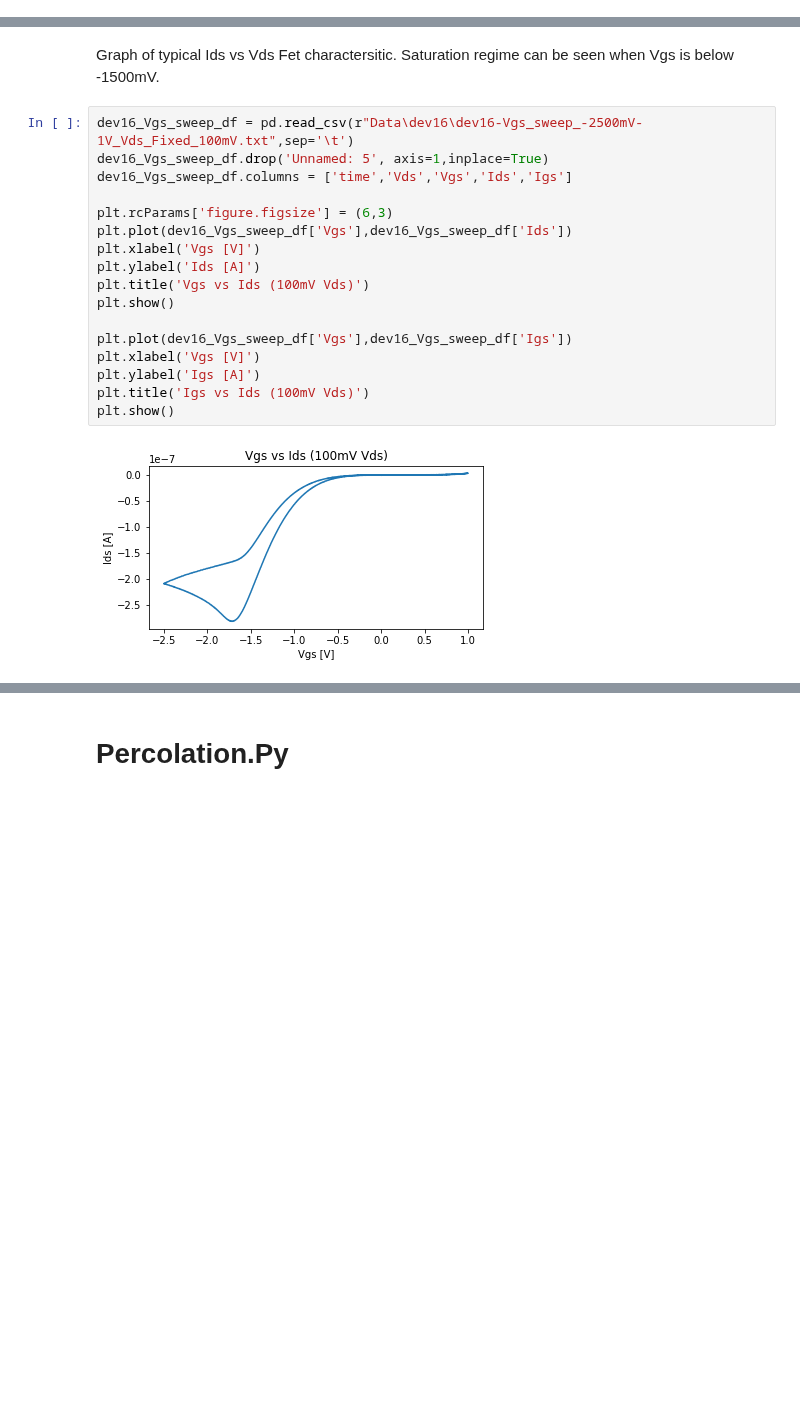
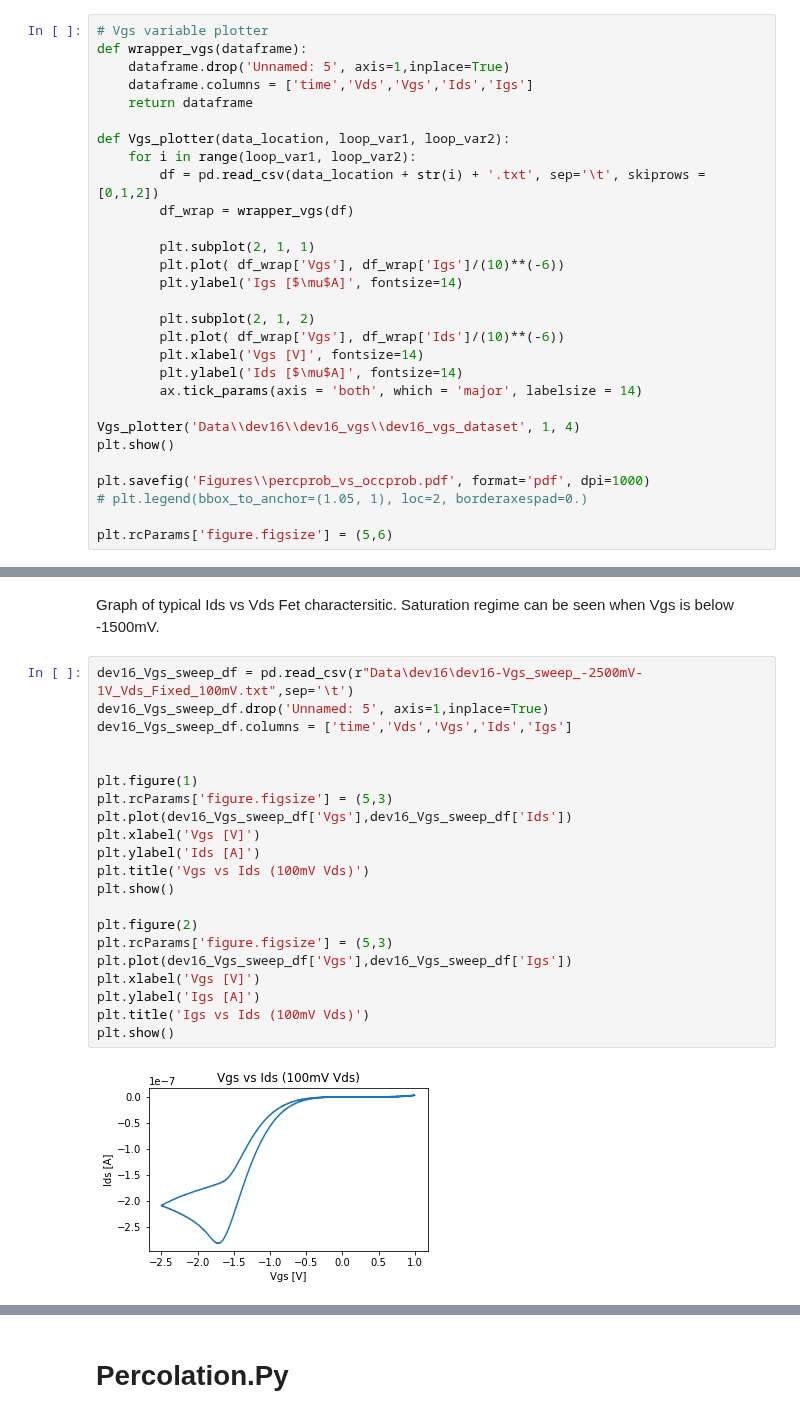
Before and after one commit to prabowobagas/Jupyter-Notebook-Thesis, a Jupyter notebook: Weekly Journal.ipynb, the cells around one changed output, grey strips where cells are left out. Cells and saved outputs as stored; diff of their text form; blank space fills up the shorter version.

```diff
--- a/Weekly Journal.ipynb
+++ b/Weekly Journal.ipynb
@@ -283,0 +303,29 @@ for j in range(1,5):
+# %%
+# Vgs variable plotter
+def wrapper_vgs(dataframe):
+    dataframe.drop('Unnamed: 5', axis=1,inplace=True)
+    dataframe.columns = ['time','Vds','Vgs','Ids','Igs']
+    return dataframe
+
+def Vgs_plotter(data_location, loop_var1, loop_var2):
+    for i in range(loop_var1, loop_var2):
+        df = pd.read_csv(data_location + str(i) + '.txt', sep='\t', skiprows = [0,1,2])
+        df_wrap = wrapper_vgs(df)
+
+        plt.subplot(2, 1, 1)
+        plt.plot( df_wrap['Vgs'], df_wrap['Igs']/(10)**(-6))
+        plt.ylabel('Igs [$\mu$A]', fontsize=14)
+
+        plt.subplot(2, 1, 2)
+        plt.plot( df_wrap['Vgs'], df_wrap['Ids']/(10)**(-6))
+        plt.xlabel('Vgs [V]', fontsize=14)
+        plt.ylabel('Ids [$\mu$A]', fontsize=14)
+        ax.tick_params(axis = 'both', which = 'major', labelsize = 14)
+
+Vgs_plotter('Data\\dev16\\dev16_vgs\\dev16_vgs_dataset', 1, 4)
+plt.show()
+
+plt.savefig('Figures\\percprob_vs_occprob.pdf', format='pdf', dpi=1000)
+# plt.legend(bbox_to_anchor=(1.05, 1), loc=2, borderaxespad=0.)
+
+plt.rcParams['figure.figsize'] = (5,6)
@@ -286,19 +337,23 @@ Graph of typical Ids vs Vds Fet charactersitic. Saturation regime can be seen wh
 # %%
 dev16_Vgs_sweep_df = pd.read_csv(r"Data\dev16\dev16-Vgs_sweep_-2500mV-1V_Vds_Fixed_100mV.txt",sep='\t')
 dev16_Vgs_sweep_df.drop('Unnamed: 5', axis=1,inplace=True)
 dev16_Vgs_sweep_df.columns = ['time','Vds','Vgs','Ids','Igs']
 
-plt.rcParams['figure.figsize'] = (6,3)
+
+plt.figure(1)
+plt.rcParams['figure.figsize'] = (5,3)
 plt.plot(dev16_Vgs_sweep_df['Vgs'],dev16_Vgs_sweep_df['Ids'])
 plt.xlabel('Vgs [V]')
 plt.ylabel('Ids [A]')
 plt.title('Vgs vs Ids (100mV Vds)')
 plt.show()
 
+plt.figure(2)
+plt.rcParams['figure.figsize'] = (5,3)
 plt.plot(dev16_Vgs_sweep_df['Vgs'],dev16_Vgs_sweep_df['Igs'])
 plt.xlabel('Vgs [V]')
 plt.ylabel('Igs [A]')
 plt.title('Igs vs Ids (100mV Vds)')
 plt.show()
 # %% [output]
-[figure, old version]
+[figure, new version]
```
Also changed, not shown: parts of 8 cells of this notebook, 7 other files.
